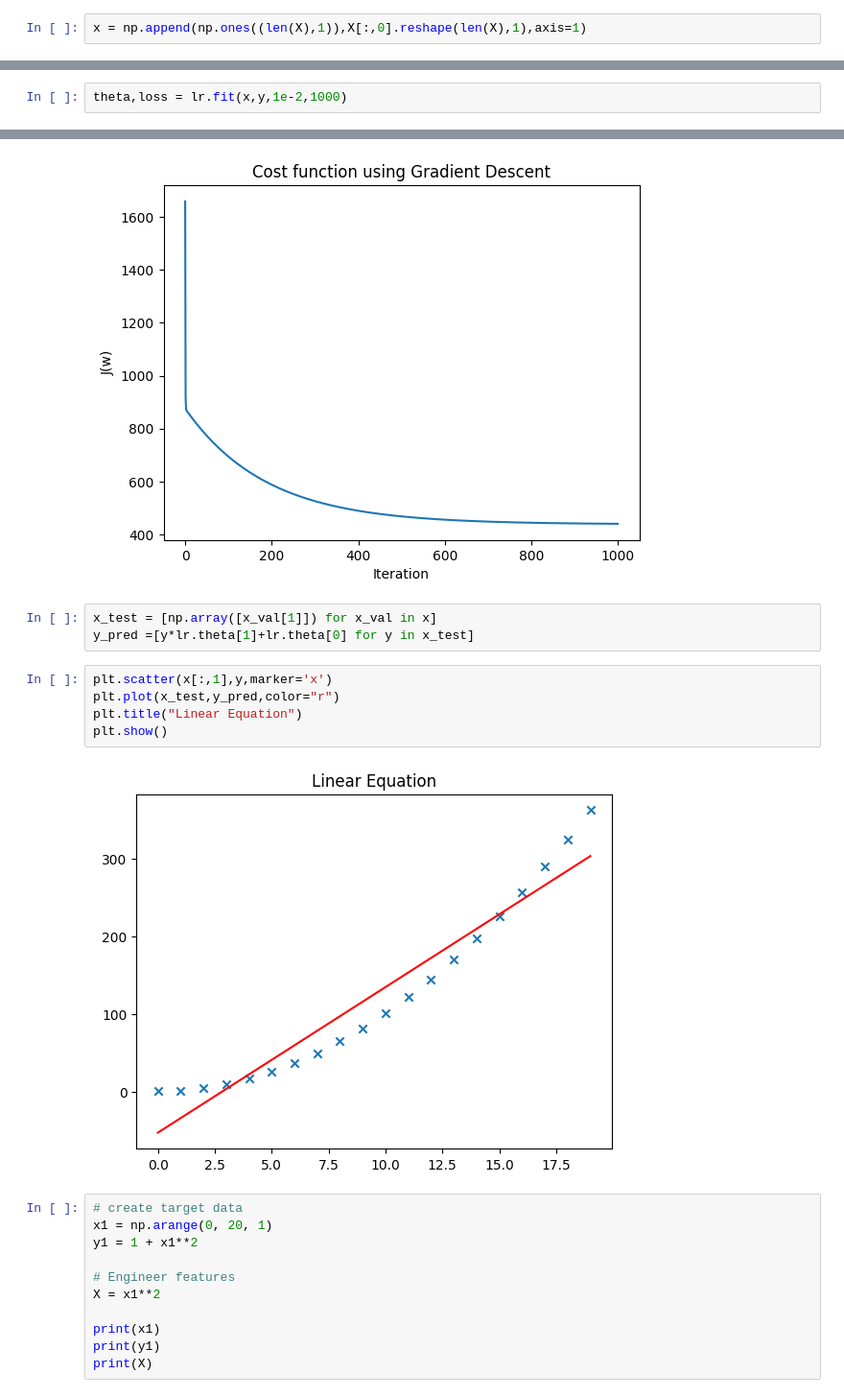
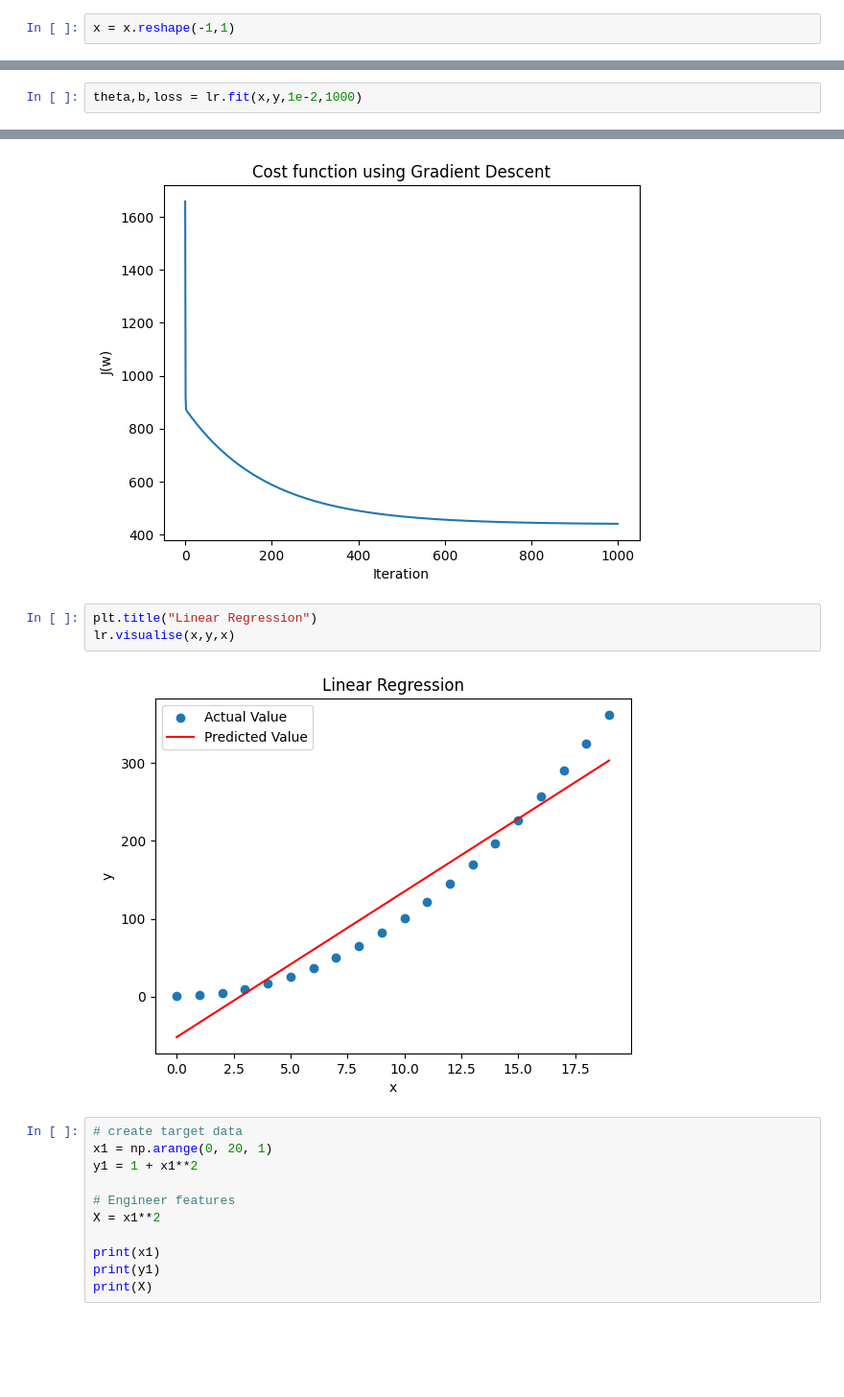
Before and after one commit to abdulhakkeempa/machine-learning, a Jupyter notebook: Polynomial_Regression.ipynb, the cells around one changed output, grey strips where cells are left out. Shown at 96% size. Saved outputs shown, nothing was run; the diff lists cells and outputs as text; blank space fills up the shorter version.

```diff
--- a/Polynomial_Regression.ipynb
+++ b/Polynomial_Regression.ipynb
@@ -76,4 +83,4 @@ class LinearRegression:
 # %%
 lr = LinearRegression()
-# %%
-x = np.append(np.ones((len(X),1)),X[:,0].reshape(len(X),1),axis=1)
+# %%
+x = x.reshape(-1,1)
@@ -80,5 +89,5 @@ x = np.append(np.ones((len(X),1)),X[:,0].reshape(len(X),1),axis=1)
 # %%
 y = y.reshape(-1,1)
 # %%
-theta,loss = lr.fit(x,y,1e-2,1000)
+theta,b,loss = lr.fit(x,y,1e-2,1000)
 # %%
@@ -94,16 +102,11 @@ plt.title("Cost function using Gradient Descent")
 plt.show()
 # %% [output]
 [figure]
-# %%
-x_test = [np.array([x_val[1]]) for x_val in x]
-y_pred =[y*lr.theta[1]+lr.theta[0] for y in x_test]
-# %%
-plt.scatter(x[:,1],y,marker='x')
-plt.plot(x_test,y_pred,color="r")
-plt.title("Linear Equation")
-plt.show()
-# %% [output]
-[figure, removed]
+# %%
+plt.title("Linear Regression")
+lr.visualise(x,y,x)
+# %% [output]
+[figure, added]
 # %%
 # create target data
 x1 = np.arange(0, 20, 1)
```
Also changed, not shown: parts of 12 cells of this notebook.
